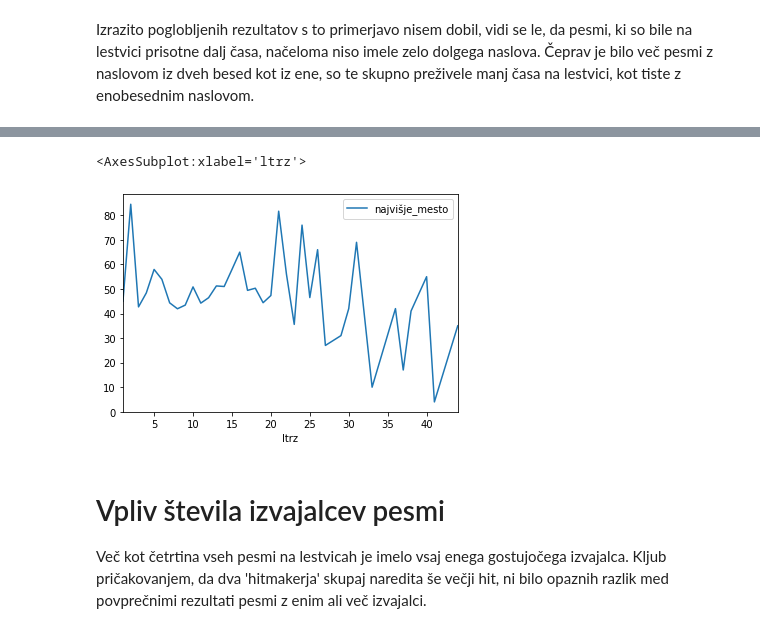
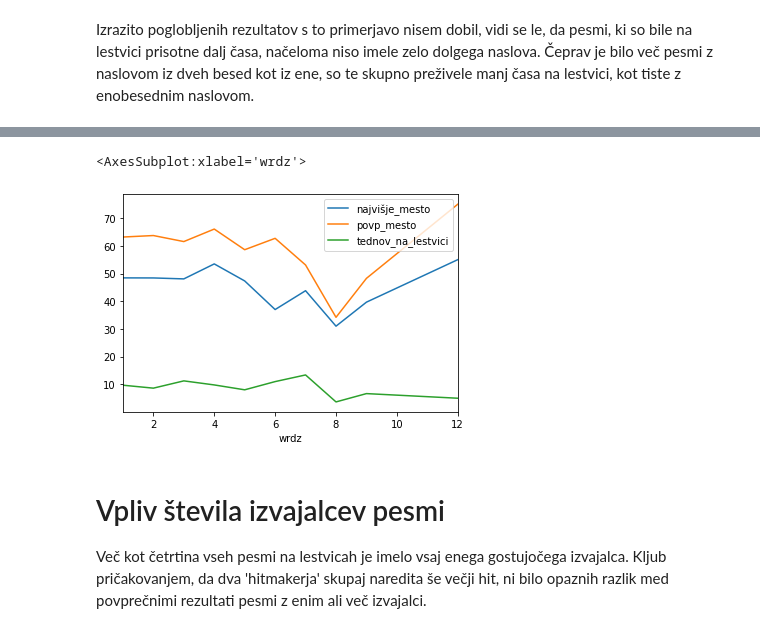
Before and after one commit to Jenzopls/Billboard, a Jupyter notebook: Analiza podatkov - Billboard 2018.ipynb, the cells around one changed output, grey strips where cells are left out. Cells and saved outputs as stored; diff of their text form; code cells hidden in the pictures.

```diff
--- a/Analiza podatkov - Billboard 2018.ipynb
+++ b/Analiza podatkov - Billboard 2018.ipynb
@@ -90,8 +86,8 @@ pesmi.plot(x='tednov_na_lestvici',y='wrdz',kind='scatter')
 # %%
-pesmi.groupby('ltrz').mean().plot(y='najvišje_mesto')
+pesmi.groupby('wrdz').mean().plot(y=['najvišje_mesto','povp_mesto','tednov_na_lestvici'])
 # %% [output]
-<AxesSubplot:xlabel='ltrz'>
+<AxesSubplot:xlabel='wrdz'>
-[figure, old version]
+[figure, new version]
 # %% [markdown]
 # Vpliv števila izvajalcev pesmi
 Več kot četrtina vseh pesmi na lestvicah je imelo vsaj enega gostujočega izvajalca. Kljub pričakovanjem, da dva 'hitmakerja' skupaj naredita še večji hit, ni bilo opaznih razlik med povprečnimi rezultati pesmi z enim ali več izvajalci.
```
Also changed, not shown: parts of 11 cells of this notebook.
